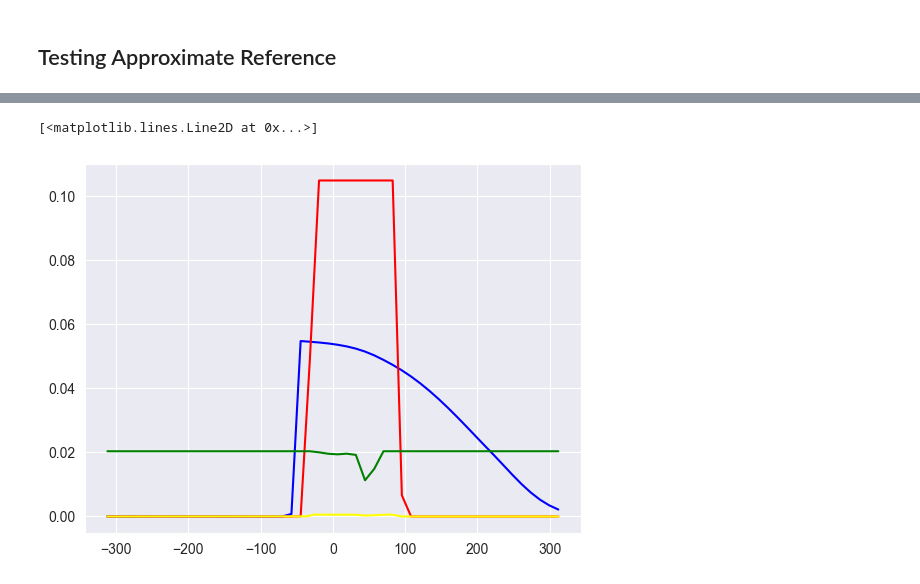
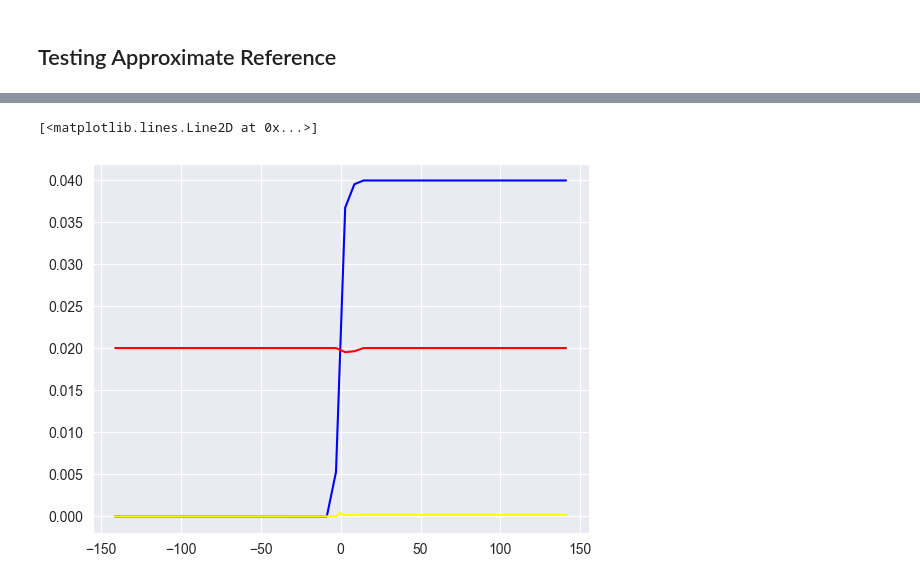
Before and after one commit to yiling-h/SI-CART, a Jupyter notebook: test_query_grid.ipynb, the cells around one changed output, grey strips where cells are left out. Cells and saved outputs as stored; diff of their text form; code cells hidden in the pictures.

```diff
--- a/test_query_grid.ipynb
+++ b/test_query_grid.ipynb
@@ -1219,14 +1224,14 @@ n = 200
 p = 5
 
 # Sanity check: seed 10023, node 1: (200, 15) Y, (50, 15) N, (50, 5) Y, (100, 15) Y
-np.random.seed(10025)
+np.random.seed(10028)
 X = np.random.normal(size=(n, p))
 a = 1
 b = 2
 
 mu = b * ((X[:, 0] <= 0) * (1 + a * (X[:, 1] > 0) + (X[:, 2] * X[:, 1] <= 0)))
 sd = 2
-noise_sd = 1
+noise_sd = 5
 y = mu + np.random.normal(size=(n,), scale=sd)
 # Create and train the regression tree
 reg_tree = RegressionTree(max_depth=3, min_proportion=0,
@@ -1261,10 +1266,10 @@ queried grid: -30.799755883631747, 153.99877941815868
 # %%
 t1 = time()
 pval_full, dist_full, contrast_full, norm_contrast_full, obs_tar_full, logW_full, suff_full, sel_probs_full, ref_hat_layer = (
-    reg_tree.node_inference(node=reg_tree.terminal_nodes[2],
+    reg_tree.node_inference(node=reg_tree.terminal_nodes[0],
                             ngrid=10000,
                             ncoarse=50,
-                            grid_w_const=15,
+                            grid_w_const=30,
                             query_grid=False,
                             query_size=50,
                             sd=sd, use_cvxpy=True))
@@ -1280,24 +1369,24 @@ print(norm_contrast_full.dot(mu))
 # %%
 import matplotlib.pyplot as plt
 def normalize(x):
     return x/x.sum()
 
-width = 30 * (np.abs(obs_tar_full) + 1)
-x = np.linspace(-width, width, 50)
-z = np.linspace(-width, width, 10000)
+width = 15 * (np.abs(obs_tar_full) + 1)
+x = np.linspace(-width, width, 50)#np.linspace(-19.098992884614944, 74.65969945804025, 200)#np.linspace(-width, width, 200)
+z = np.linspace(-width, width, 10000)#np.linspace(-19.098992884614944, 74.65969945804025, 10000)#
 #plt.plot(x, normalize(np.exp(sel_probs - marginal - np.max(sel_probs - marginal))), color="red")
 #plt.plot(x, (marginal), color="blue")
 #plt.plot(x, normalize(np.exp(sel_probs)), color="green")
 plt.plot(x, normalize(np.exp(ref_hat_layer[0])), color="blue")
 plt.plot(x, normalize(np.exp(ref_hat_layer[1])), color="red")
-plt.plot(x, normalize(np.exp(ref_hat_layer[2])), color="green")
+#plt.plot(x, normalize(np.exp(ref_hat_layer[2])), color="green")
 plt.plot(z, normalize(np.exp(sel_probs_full)), color="yellow")
 #plt.plot(x, normalize(dist.pdf(theta=norm_contrast.dot(mu))), color="blue")
 #plt.plot(x, normalize(dist_full.pdf(theta=norm_contrast.dot(mu))), color="blue")
 #plt.ylim(-5000, 1000)
 # %% [output]
 [<matplotlib.lines.Line2D at 0x...>]
-[figure, old version]
+[figure, new version]
 # %%
 print(dist_full.equal_tailed_interval(observed=norm_contrast_full.dot(y),
                                       alpha=0.1))
```
Also changed, not shown: parts of 26 cells of this notebook, 13 other files.
